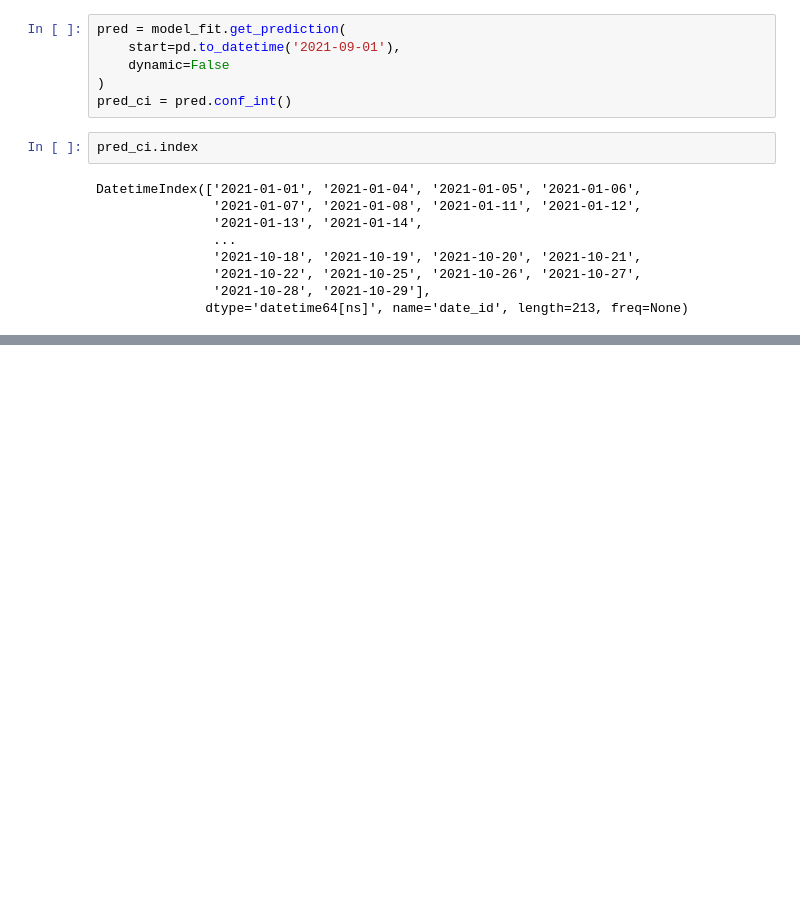
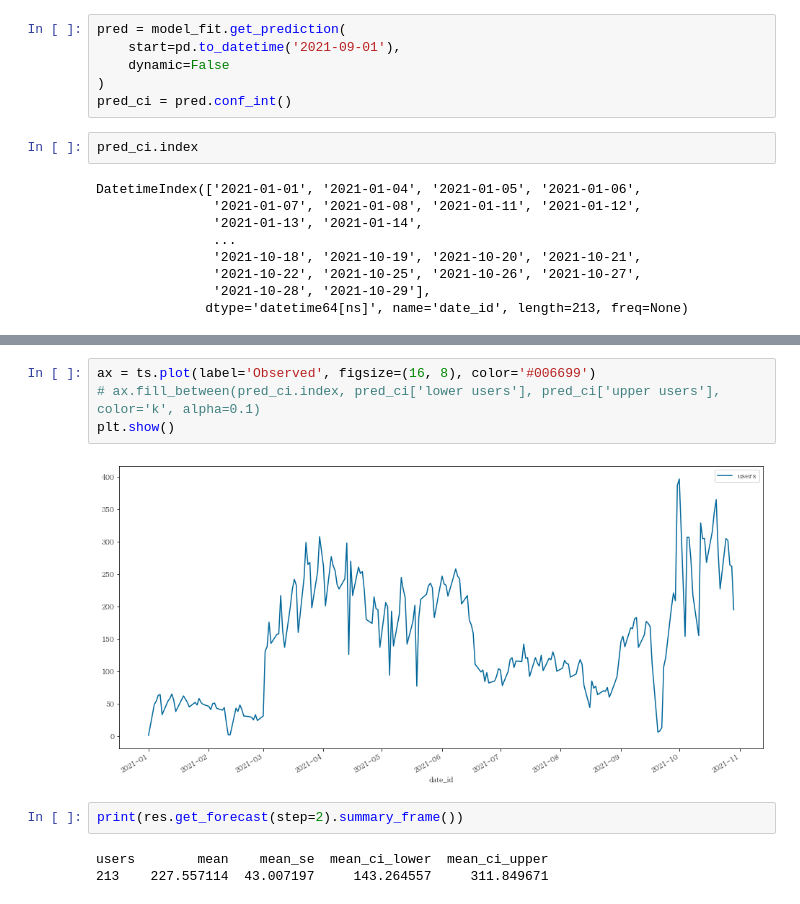
Before and after one commit to Cycrypto/Python-Sandol-analsys, a Jupyter notebook: anal_user.ipynb, the cells around one changed output, grey strips where cells are left out. Cells and saved outputs as stored; diff of their text form; blank space fills up the shorter version.

```diff
--- a/anal_user.ipynb
+++ b/anal_user.ipynb
@@ -323,0 +317,11 @@ ax
+# %%
+ax = ts.plot(label='Observed', figsize=(16, 8), color='#006699')
+# ax.fill_between(pred_ci.index, pred_ci['lower users'], pred_ci['upper users'], color='k', alpha=0.1)
+plt.show()
+# %% [output]
+[figure, added]
+# %%
+print(res.get_forecast(step=2).summary_frame())
+# %% [output]
+users        mean    mean_se  mean_ci_lower  mean_ci_upper
+213    227.557114  43.007197     143.264557     311.849671
```
Also changed, not shown: parts of 5 cells of this notebook.
